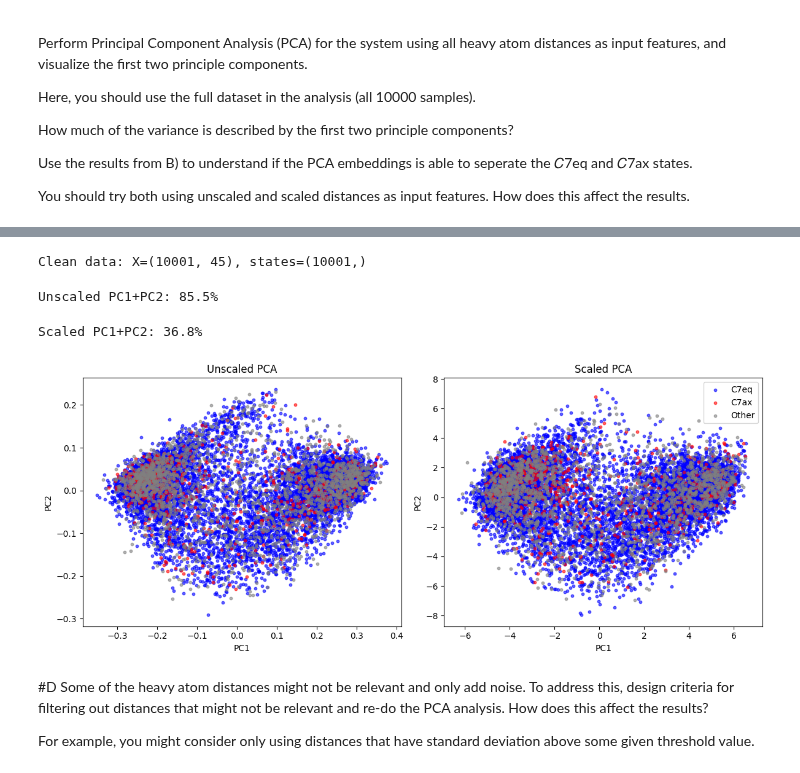
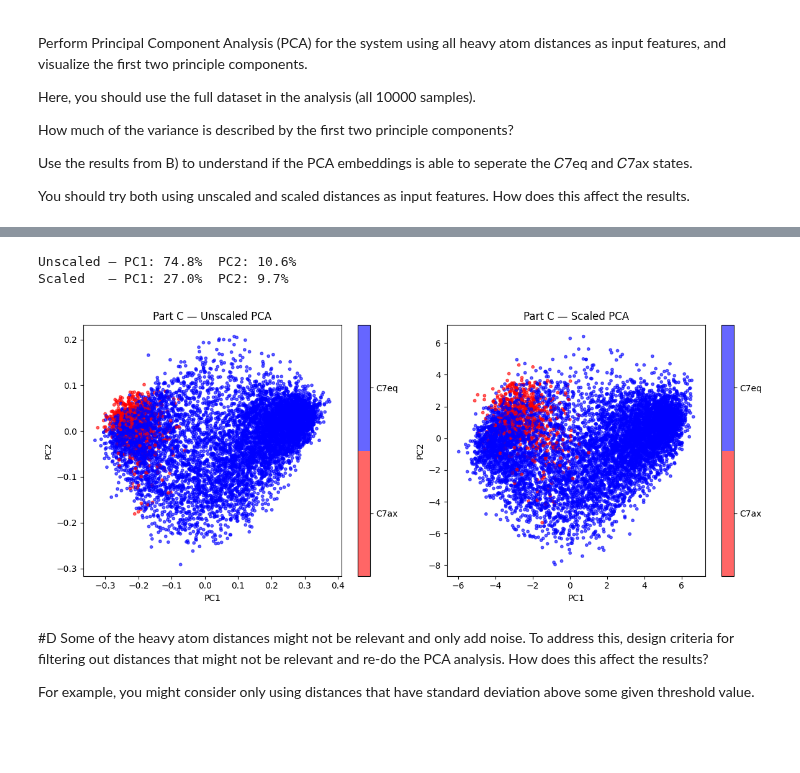
Before and after one commit to priyalimbu246/assignments, a Jupyter notebook: Copy_of_Assignment_5.ipynb, the cells around one changed output, grey strips where cells are left out. Saved outputs shown, nothing was run; the diff lists cells and outputs as text; code cells hidden in the pictures; blank space fills up the shorter version.

```diff
--- a/Copy_of_Assignment_5.ipynb
+++ b/Copy_of_Assignment_5.ipynb
@@ -357,0 +399,11 @@ Note: This criteria should be more advanced than what we did in Lecture 16 where
+# %%
+phi = data_dih['phi'].to_numpy()
+
+data_dih['C7eq_basin'] = np.where( (phi > 0) & (phi < 2) ,0 , 1)
+
+import matplotlib.colors as mcolors
+cmap = mcolors.ListedColormap(['red', 'blue'])
+plt.scatter(data_dih['phi'], data_dih['psi'],c=data_dih['C7eq_basin'],s=10, cmap=cmap)
+cbar = plt.colorbar(ticks=[0.25,0.75])
+cbar.ax.set_yticklabels(['C7ax', 'C7_eq'])
+plt.show()
@@ -445,43 +448,33 @@ Shape: (10002, 45) (10000 frames × 45 distances)
-# %%
-# Truncate states to match X exactly
-states = states[:X.shape[0]]
-nan_mask = ~np.isnan(X).any(axis=1)
-X = X[nan_mask]
-states = states[nan_mask]
-print(f"Clean data: X={X.shape}, states={states.shape}")
-# %% [output]
-Clean data: X=(10001, 45), states=(10001,)
-# %%
-from sklearn.decomposition import PCA
-pca_unscaled = PCA()
-X_pca_u = pca_unscaled.fit_transform(X)
-print(f"Unscaled PC1+PC2: {pca_unscaled.explained_variance_ratio_[:2].sum()*100:.1f}%")
-# %% [output]
-Unscaled PC1+PC2: 85.5%
-# %%
-from sklearn.preprocessing import StandardScaler
-scaler = StandardScaler()
-X_scaled = scaler.fit_transform(X)
-pca_scaled = PCA()
-X_pca_s = pca_scaled.fit_transform(X_scaled)
-print(f"Scaled PC1+PC2: {pca_scaled.explained_variance_ratio_[:2].sum()*100:.1f}%")
-# %% [output]
-Scaled PC1+PC2: 36.8%
+# %%
+# Unscaled
+pca_u = PCA()
+X_pca_unscaled = pca_u.fit_transform(X_dist)
+# %%
+# Scaled
+scaler = StandardScaler()
+X_scaled = scaler.fit_transform(X_dist)
+pca_s = PCA()
+X_pca_scaled = pca_s.fit_transform(X_scaled)
+
+print(f"\nUnscaled — PC1: {pca_u.explained_variance_ratio_[0]*100:.1f}%  PC2: {pca_u.explained_variance_ratio_[1]*100:.1f}%")
+print(f"Scaled   — PC1: {pca_s.explained_variance_ratio_[0]*100:.1f}%  PC2: {pca_s.explained_variance_ratio_[1]*100:.1f}%")
+# %% [output]
+Unscaled — PC1: 74.8%  PC2: 10.6%
+Scaled   — PC1: 27.0%  PC2: 9.7%
 # %%
 fig, (ax1, ax2) = plt.subplots(1, 2, figsize=(12, 5))
-colors = {0:'blue', 1:'red', 2:'gray'}
-
-for i, ax in enumerate([ax1, ax2]):
-    X_pca = [X_pca_unscaled, X_pca_scaled][i]
-    for state_id, color in colors.items():
-        mask = states == state_id
-        ax.scatter(X_pca[mask,0], X_pca[mask,1], c=color, alpha=0.6, s=10,
-                  label=f'{["C7eq","C7ax","Other"][state_id]}')
+for i, (ax, X_pca, title) in enumerate(zip(
+        [ax1, ax2],
+        [X_pca_unscaled, X_pca_scaled],
+        ['Unscaled PCA', 'Scaled PCA'])):
+    sc = ax.scatter(X_pca[mask, 0], X_pca[mask, 1], c=basin[mask], cmap=cmap, alpha=0.6, s=10)
+    cbar = plt.colorbar(sc, ax=ax, ticks=[0.25, 0.75])
+    cbar.ax.set_yticklabels(['C7ax', 'C7eq'])
     ax.set_xlabel('PC1'); ax.set_ylabel('PC2')
-ax1.set_title('Unscaled PCA'); ax2.set_title('Scaled PCA')
-plt.legend(); plt.tight_layout(); plt.show()
+    ax.set_title(f'Part C — {title}')
+plt.tight_layout(); plt.show()
 # %% [output]
-[figure, old version]
+[figure, new version]
 # %% [markdown]
 #D
 Some of the heavy atom distances might not be relevant and only add noise. To address this, design criteria for filtering out distances that might not be relevant and re-do the PCA analysis. How does this affect the results?
```
Also changed, not shown: parts of 28 cells of this notebook.
